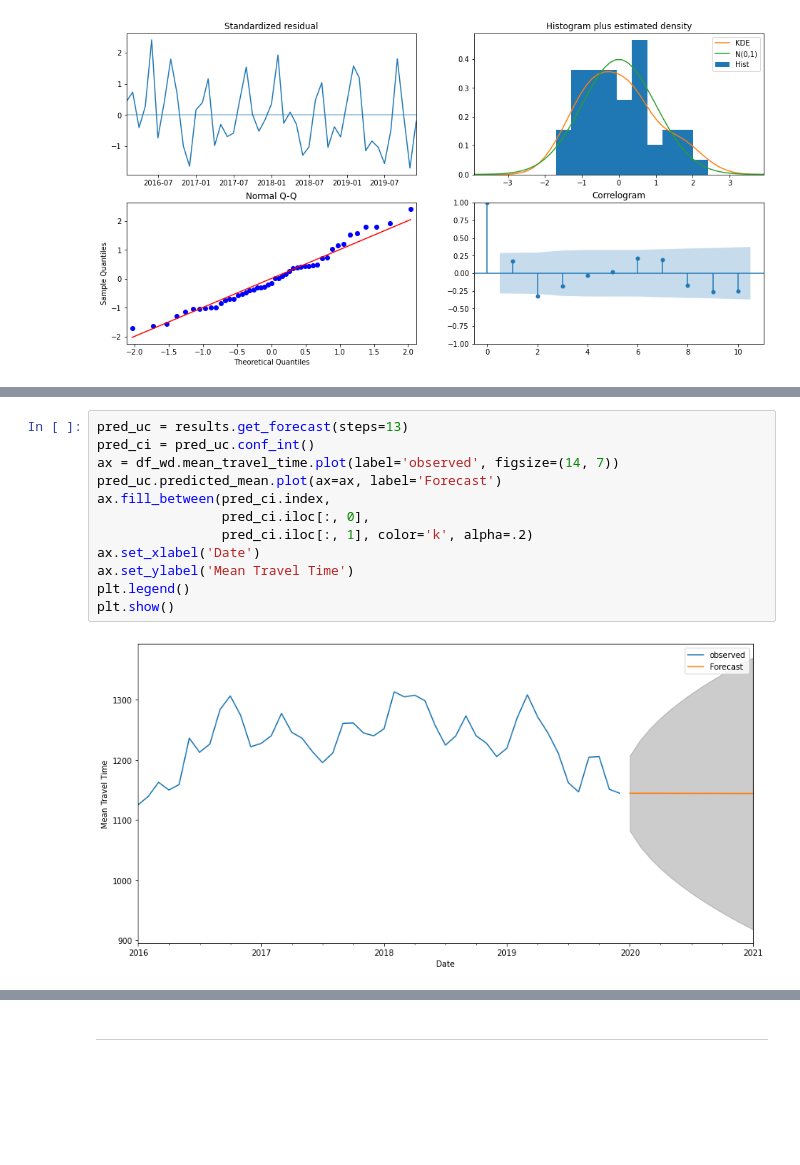
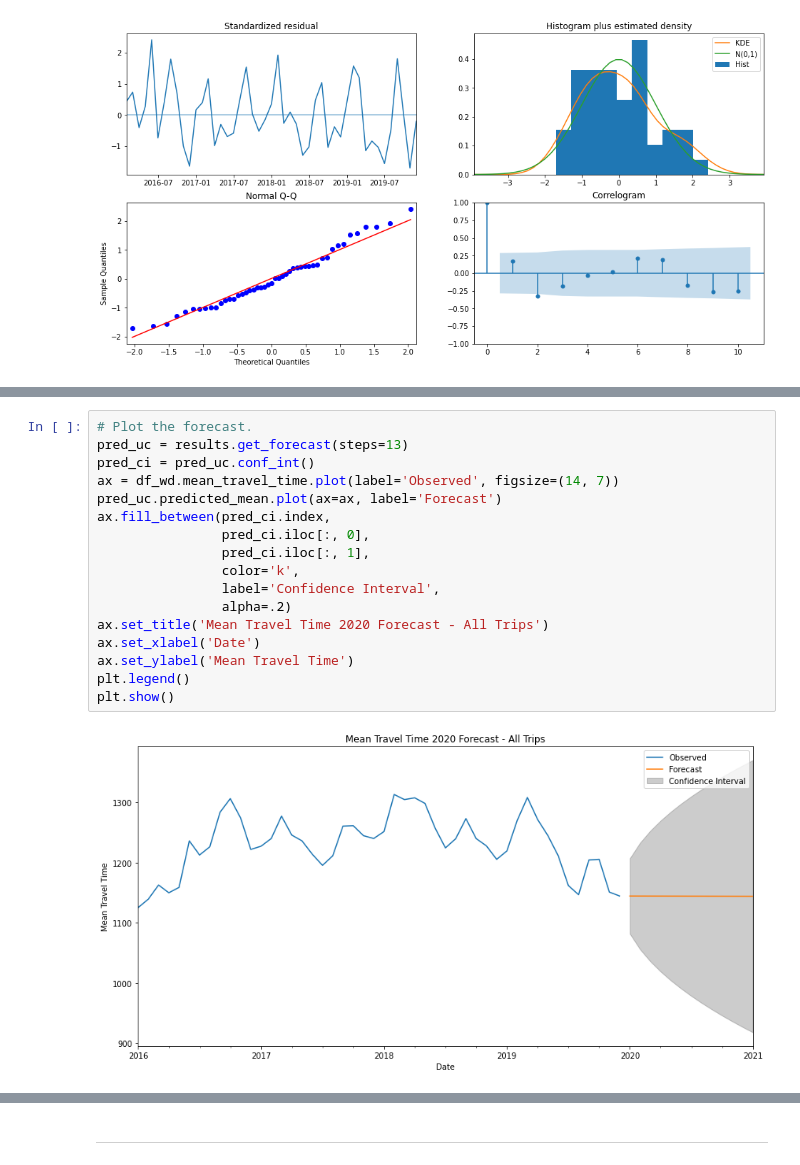
Before and after one commit to bobbyiestofjos/forecasting_uber_travel_times, a Jupyter notebook: notebooks/03_model.ipynb, the cells around one changed output, grey strips where cells are left out. Drawn from its saved outputs; the diff is of its cells as text; blank space fills up the shorter version.

```diff
--- a/notebooks/03_model.ipynb
+++ b/notebooks/03_model.ipynb
@@ -127,15 +132,20 @@ plt.show()
 # %%
+# Plot the forecast.
 pred_uc = results.get_forecast(steps=13)
 pred_ci = pred_uc.conf_int()
-ax = df_wd.mean_travel_time.plot(label='observed', figsize=(14, 7))
+ax = df_wd.mean_travel_time.plot(label='Observed', figsize=(14, 7))
 pred_uc.predicted_mean.plot(ax=ax, label='Forecast')
 ax.fill_between(pred_ci.index,
                 pred_ci.iloc[:, 0],
-                pred_ci.iloc[:, 1], color='k', alpha=.2)
+                pred_ci.iloc[:, 1],
+                color='k',
+                label='Confidence Interval',
+                alpha=.2)
+ax.set_title('Mean Travel Time 2020 Forecast - All Trips')
 ax.set_xlabel('Date')
 ax.set_ylabel('Mean Travel Time')
 plt.legend()
 plt.show()
 # %% [output]
-[figure, old version]
+[figure, new version]
 # %%
```
Also changed, not shown: parts of 3 cells of this notebook, 2 other files.
